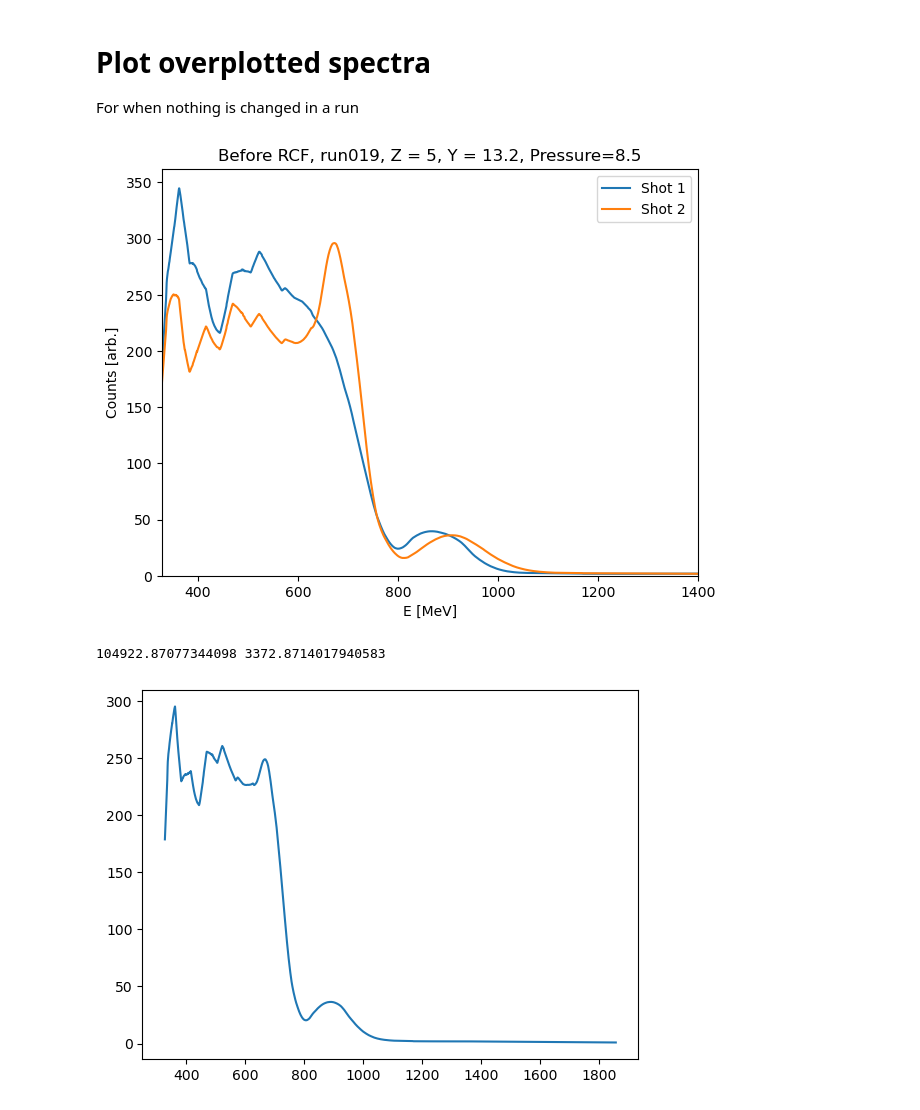
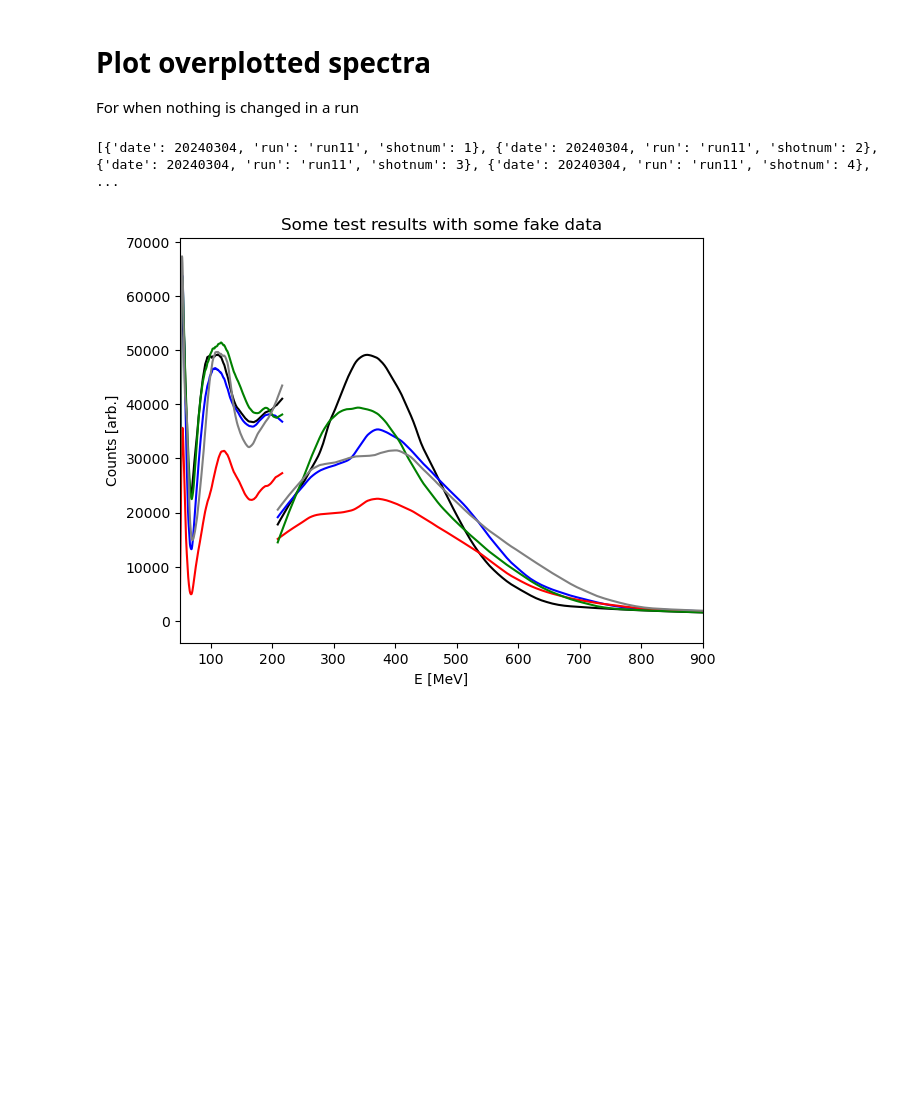
Before and after one commit to cmcanespie01/Gemini_cells_2024, a Jupyter notebook: scripts/ESpec/Espec_plotting.ipynb, the cells around one changed output. Saved outputs shown, nothing was run; the diff lists cells and outputs as text; code cells hidden in the pictures; blank space fills up the shorter version.

```diff
--- a/scripts/ESpec/Espec_plotting.ipynb
+++ b/scripts/ESpec/Espec_plotting.ipynb
@@ -21,5 +21,6 @@ from scipy.signal import savgol_filter
 
 ex = Experiment(ROOT_FOLDER)
 ESpec = ex.get_diagnostic('ESpec')
+ESpec_low = ex.get_diagnostic('ESpec_low')
 # %% [output]
 /Users/cmcanespie/Documents/Gemini_cells_2024/Gemini_cells_2024
@@ -83,8 +59,9 @@ ValueError: array of sample points is empty
 
 for checking things
 # %%
-eg_shot = {'date': 20260910, 'run': 'scans/005', 'shotnum': 1}
-img, x, y = ESpec.get_proc_shot(eg_shot, debug=False)
+timeline = {'date': 20240304, 'run': 'run11'}
+eg_shot = {'date': 20240304, 'run': 'run11', 'shotnum': 1}
+img, x, y = ESpec.get_proc_shot(eg_shot, debug=False, roi_MeV=[200,800], roi_mrad=[20,30])
 
 plt.pcolormesh(x, y, img)
 plt.colorbar()
@@ -96,38 +73,40 @@ plt.colorbar()
 
 For when nothing is changed in a run
 # %%
-timeline = {'date': 20260910, 'run': 'scans/005'}
+timeline = {'date': 20240304, 'run': 'run11'}
 shot_dicts = ex.DAQ.get_shot_dicts('ESpec', timeline)
 
 charge = []
 ave_spec = []
 
-for n,i in enumerate(shot_dicts):
-    img, MeV, y = ESpec.get_proc_shot(i, debug=False)
+print(shot_dicts)
+
+colors= ['k', 'b', 'r', 'g', 'grey']
+
+for n,i in enumerate(shot_dicts[0:5]):
+    img, y, MeV = ESpec.get_proc_shot(i, debug=False, apply_charge=True) #With apply charge = True, the charge is taken from the calib.toml file
+    img = np.rot90(img)
     img[img<=0] = 0
 
     spec = abs(np.sum(img, axis=0))
+    spec = savgol_filter(spec, window_length=51, polyorder=1)
+    plt.plot(MeV, spec, color=colors[n], label='Shot '+str(n+1))
 
-    spec = savgol_filter(spec, window_length=61, polyorder=1) # Smooth out the spectra if it has bumps in it
-    plt.plot(MeV, spec, label='Shot '+str(n+1))
-    charge.append(abs(np.trapz(spec, x=MeV)))
-    ave_spec.append(spec)
+    img_low, MeV_low, y_low = ESpec_low.get_proc_shot(i, debug=False, apply_charge=True)
+    img_low[img_low<=0] = 0
 
-plt.legend()
+    spec = abs(np.sum(img_low, axis=0))
+    spec = savgol_filter(spec, window_length=51, polyorder=1)
+    plt.plot(MeV_low, spec, color=colors[n], label='Shot '+str(n+1))
+
+# plt.legend()
 plt.xlabel('E [MeV]')
 plt.ylabel('Counts [arb.]')
-plt.ylim(0, )
-plt.xlim(np.min(MeV), 1400)
+# plt.ylim(0, )
+plt.xlim(np.min(MeV_low), 900)
 plt.tight_layout()
-plt.title('Before RCF, run019, Z = 5, Y = 13.2, Pressure=8.5')
+plt.title('Some test results with some fake data')
 plt.show()
-
-ave_spec_over_run = np.mean(ave_spec, axis=0)
-
-plt.plot(MeV, ave_spec_over_run)
-
-print(np.mean(charge), np.std(charge))
 # %% [output]
+[{'date': 20240304, 'run': 'run11', 'shotnum': 1}, {'date': 20240304, 'run': 'run11', 'shotnum': 2}, {'date': 20240304, 'run': 'run11', 'shotnum': 3}, {'date': 20240304, 'run': 'run11', 'shotnum': 4}, ...
-[figure, old version]
+[figure, new version]
-104922.87077344098 3372.8714017940583
-[figure, removed]
```
Also changed, not shown: parts of 5 cells of this notebook, 9 other files.
